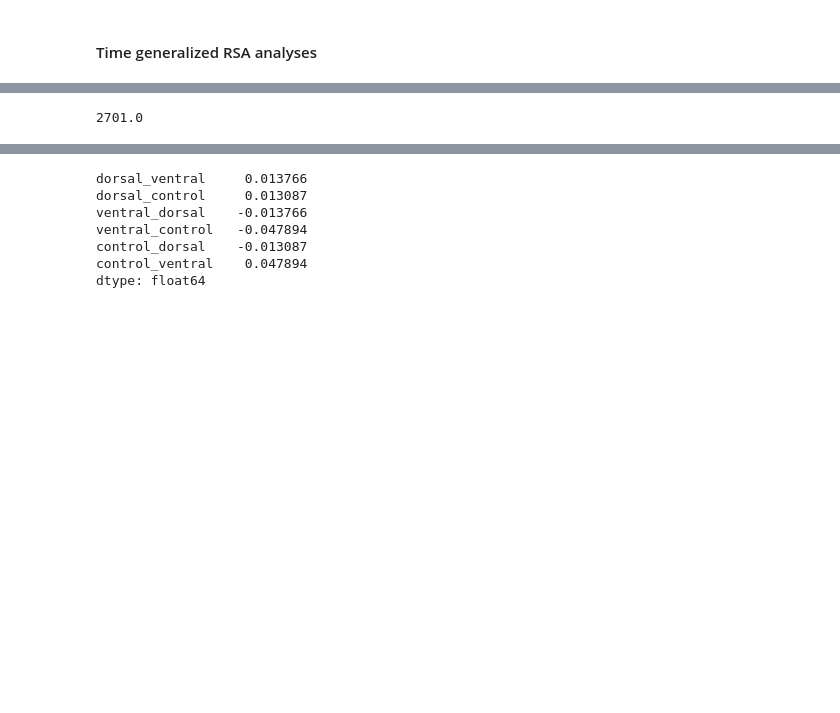
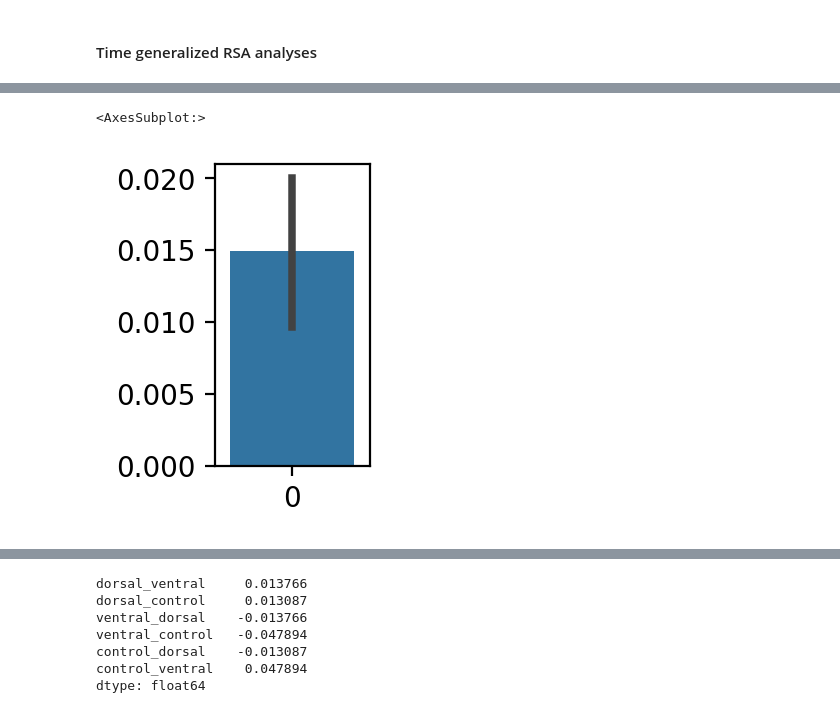
Before and after one commit to vayzenb/pepdoc, a Jupyter notebook: analysis/pepdoc_analysis_figs.ipynb, the cells around one changed output, grey strips where cells are left out. Saved outputs shown, nothing was run; the diff lists cells and outputs as text; code cells hidden in the pictures; blank space fills up the shorter version.

```diff
--- a/analysis/pepdoc_analysis_figs.ipynb
+++ b/analysis/pepdoc_analysis_figs.ipynb
@@ -463,5 +745,10 @@ for roi1 in rois:
-# %%
-(74*73)/2
-# %% [output]
-2701.0
+# %%
+
+
+plt.figure(figsize=(1, 2), dpi=200)
+sns.barplot(data = df['dorsal_ventral'])
+#sns.violinplot(data = df['dorsal_ventral'], jitter=True, size=2, color='black')
+# %% [output]
+<AxesSubplot:>
+[figure, added]
 # %%
```
Also changed, not shown: parts of 31 cells of this notebook, 14 other files.
